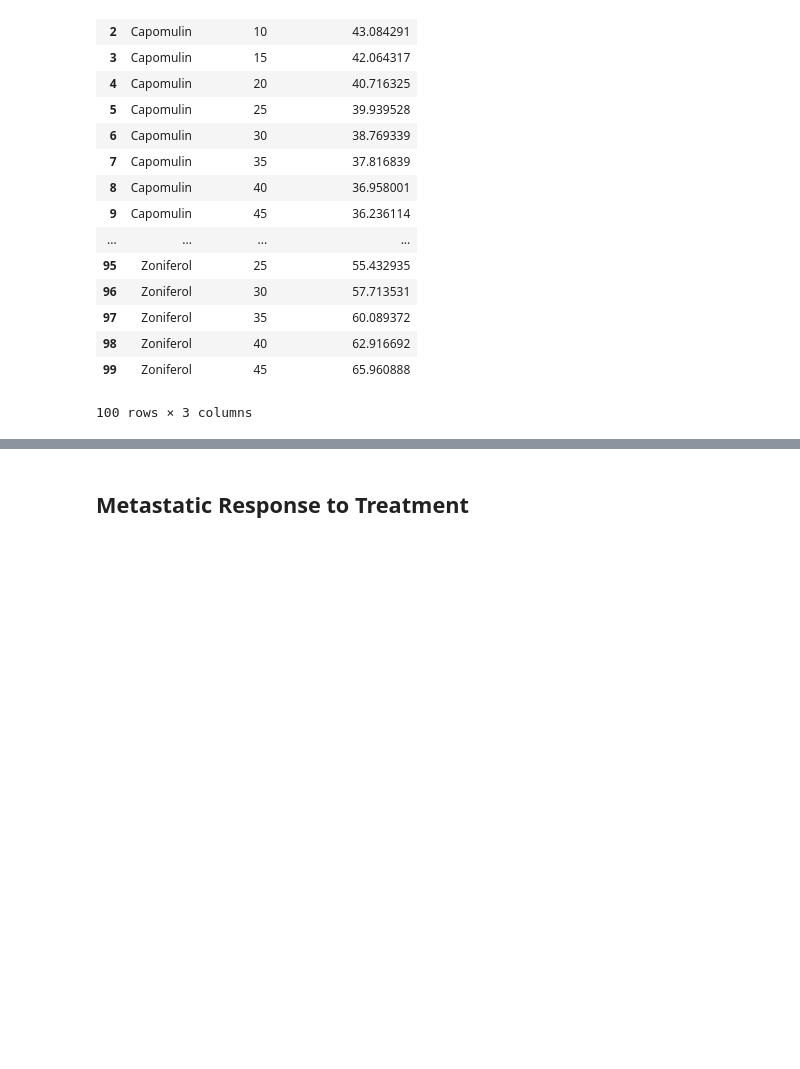
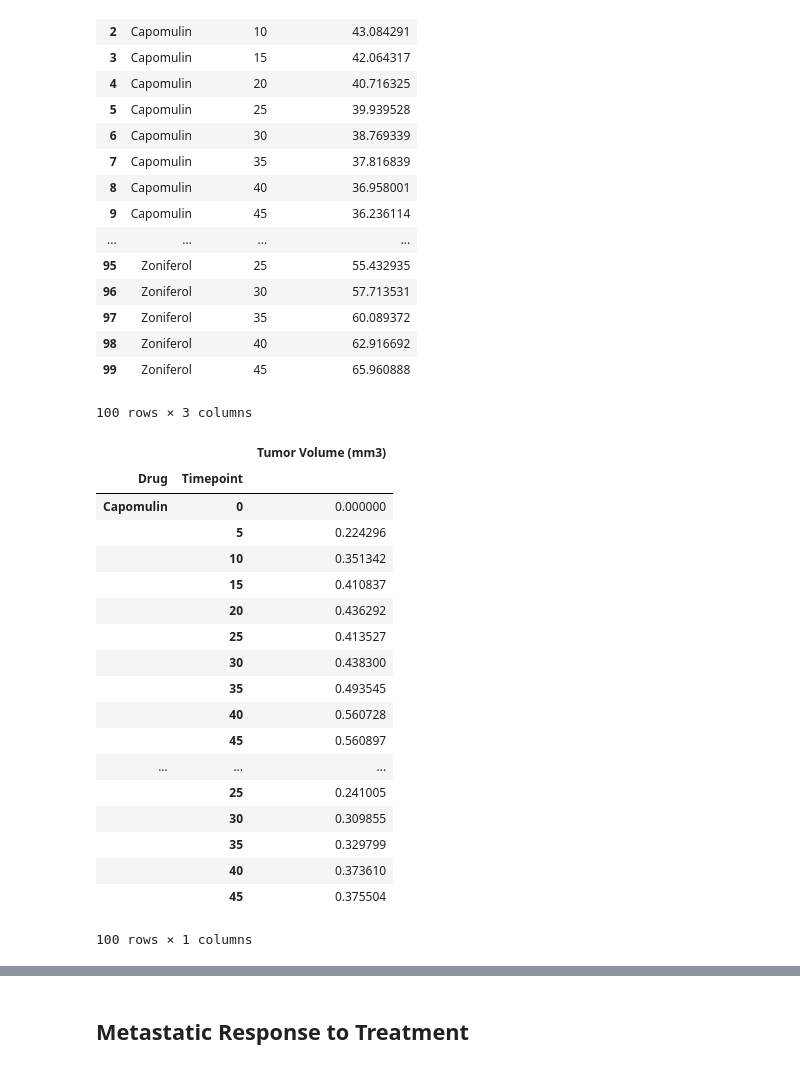
Before and after one commit to josephsy96/Matplotlib-Challenge, a Jupyter notebook: pymaceuticals_starter.ipynb, the cells around one changed output, grey strips where cells are left out. Cells and saved outputs as stored; diff of their text form; code cells hidden in the pictures; blank space fills up the shorter version.

```diff
--- a/pymaceuticals_starter.ipynb
+++ b/pymaceuticals_starter.ipynb
@@ -63,10 +63,31 @@ tumor_df
 # %%
 # Store the Standard Error of Tumor Volumes Grouped by Drug and Timepoint
 n = len(tum_group)
 sqrt_n = np.sqrt(n)
 tumor_std = tum_group['Tumor Volume (mm3)'].std()
 
 tumor_se = tumor_std/sqrt_n
 # Convert to DataFrame
-tumor_se
+tumor_se_df = pd.DataFrame({'Tumor Volume (mm3)':tumor_se})
 # Preview DataFrame
+tumor_se_df
+# %% [output]
+|  |  | Tumor Volume (mm3) |
+| Drug | Timepoint |  |
+| Capomulin | 0 | 0.000000 |
+|  | 5 | 0.224296 |
+|  | 10 | 0.351342 |
+|  | 15 | 0.410837 |
+|  | 20 | 0.436292 |
+|  | 25 | 0.413527 |
+|  | 30 | 0.438300 |
+|  | 35 | 0.493545 |
+|  | 40 | 0.560728 |
+|  | 45 | 0.560897 |
+| ... | ... | ... |
+|  | 25 | 0.241005 |
+|  | 30 | 0.309855 |
+|  | 35 | 0.329799 |
+|  | 40 | 0.373610 |
+|  | 45 | 0.375504 |
+100 rows × 1 columns
```
Also changed, not shown: parts of 3 cells of this notebook.
